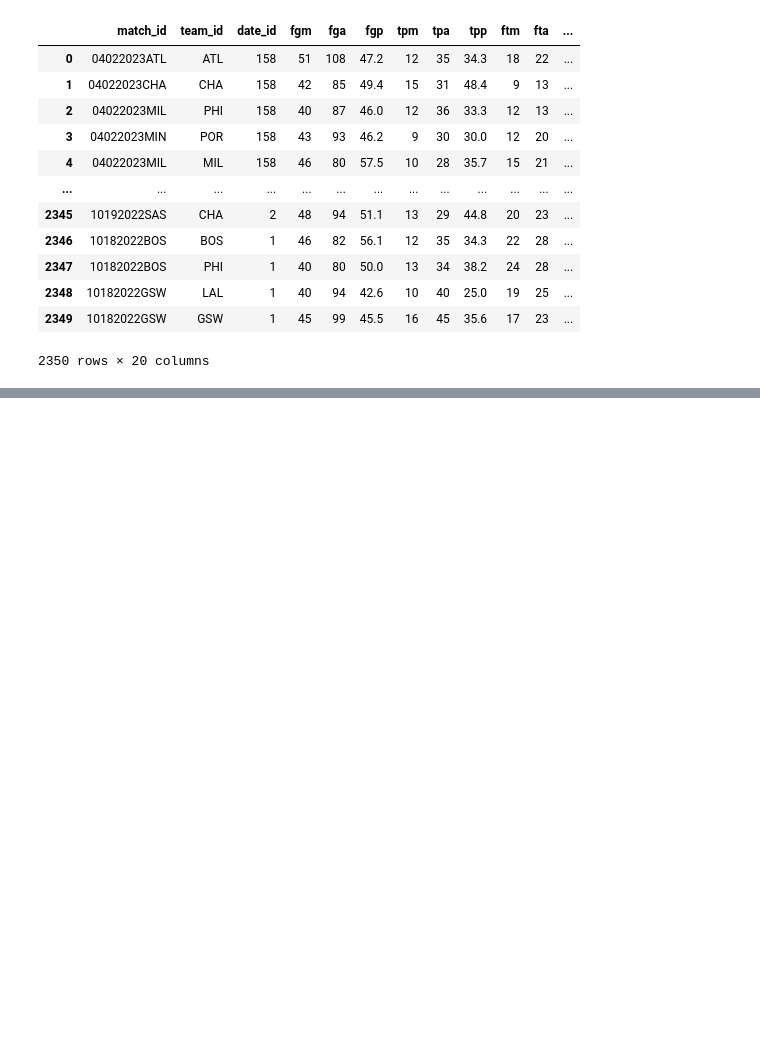
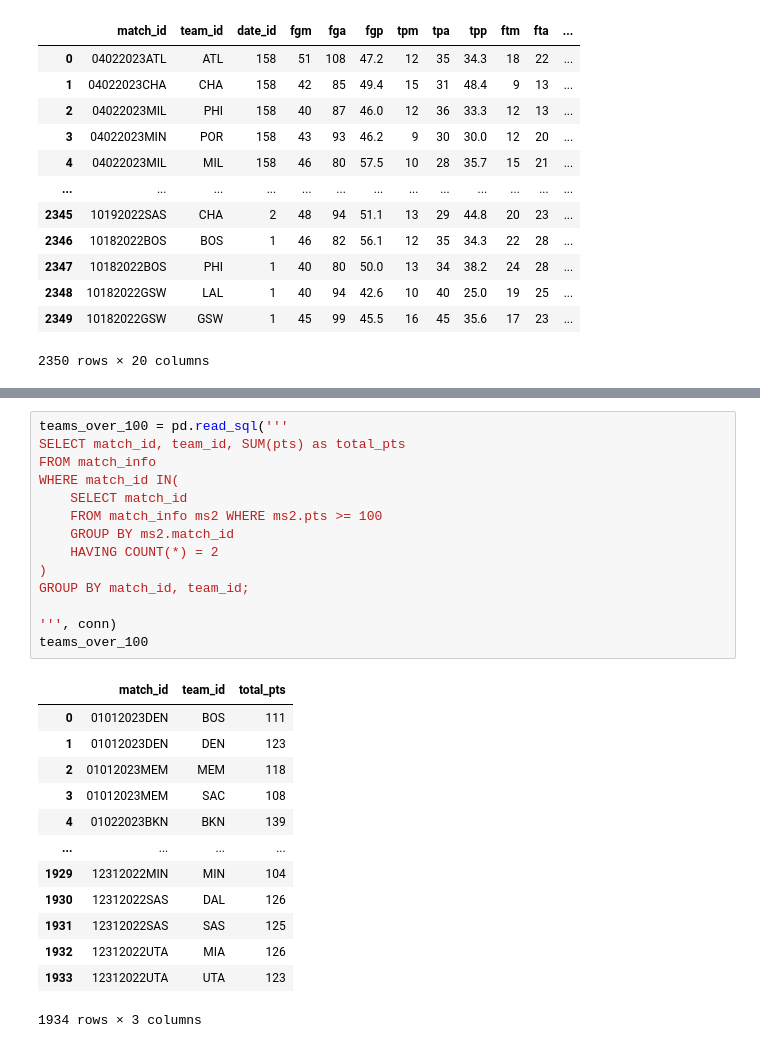
Before and after one commit to AlexandruNitulescu/nba_visualizer_py, a Jupyter notebook: database.ipynb, the cells around one changed output, grey strips where cells are left out. Cells and saved outputs as stored; diff of their text form; blank space fills up the shorter version.

```diff
--- a/database.ipynb
+++ b/database.ipynb
@@ -405,0 +423,28 @@ tables
+# %%
+teams_over_100 = pd.read_sql('''
+SELECT match_id, team_id, SUM(pts) as total_pts
+FROM match_info
+WHERE match_id IN(
+    SELECT match_id
+    FROM match_info ms2 WHERE ms2.pts >= 100
+    GROUP BY ms2.match_id
+    HAVING COUNT(*) = 2
+)
+GROUP BY match_id, team_id;
+
+''', conn)
+teams_over_100
+# %% [output]
+|  | match_id | team_id | total_pts |
+| 0 | 01012023DEN | BOS | 111 |
+| 1 | 01012023DEN | DEN | 123 |
+| 2 | 01012023MEM | MEM | 118 |
+| 3 | 01012023MEM | SAC | 108 |
+| 4 | 01022023BKN | BKN | 139 |
+| ... | ... | ... | ... |
+| 1929 | 12312022MIN | MIN | 104 |
+| 1930 | 12312022SAS | DAL | 126 |
+| 1931 | 12312022SAS | SAS | 125 |
+| 1932 | 12312022UTA | MIA | 126 |
+| 1933 | 12312022UTA | UTA | 123 |
+1934 rows × 3 columns
```
Also changed, not shown: parts of 13 cells of this notebook, 4 other files.
